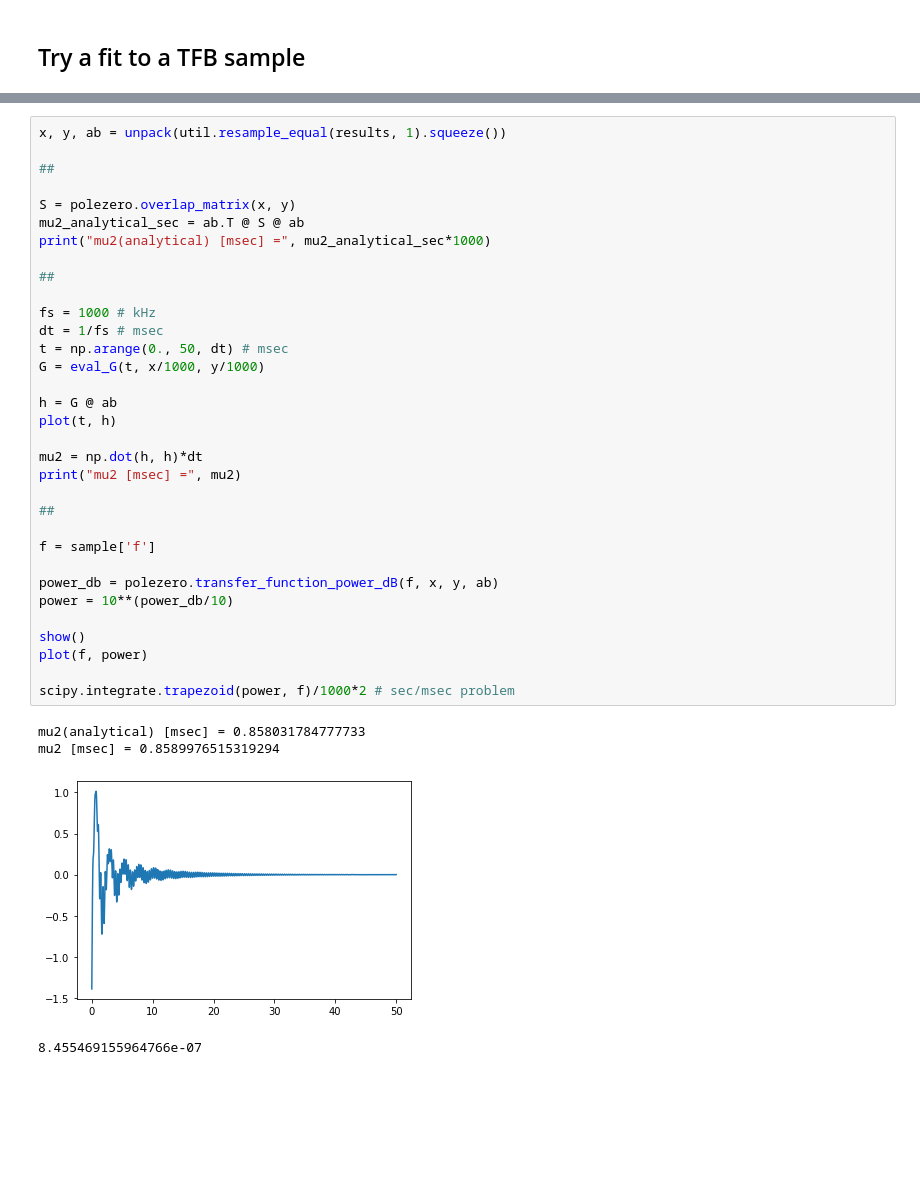
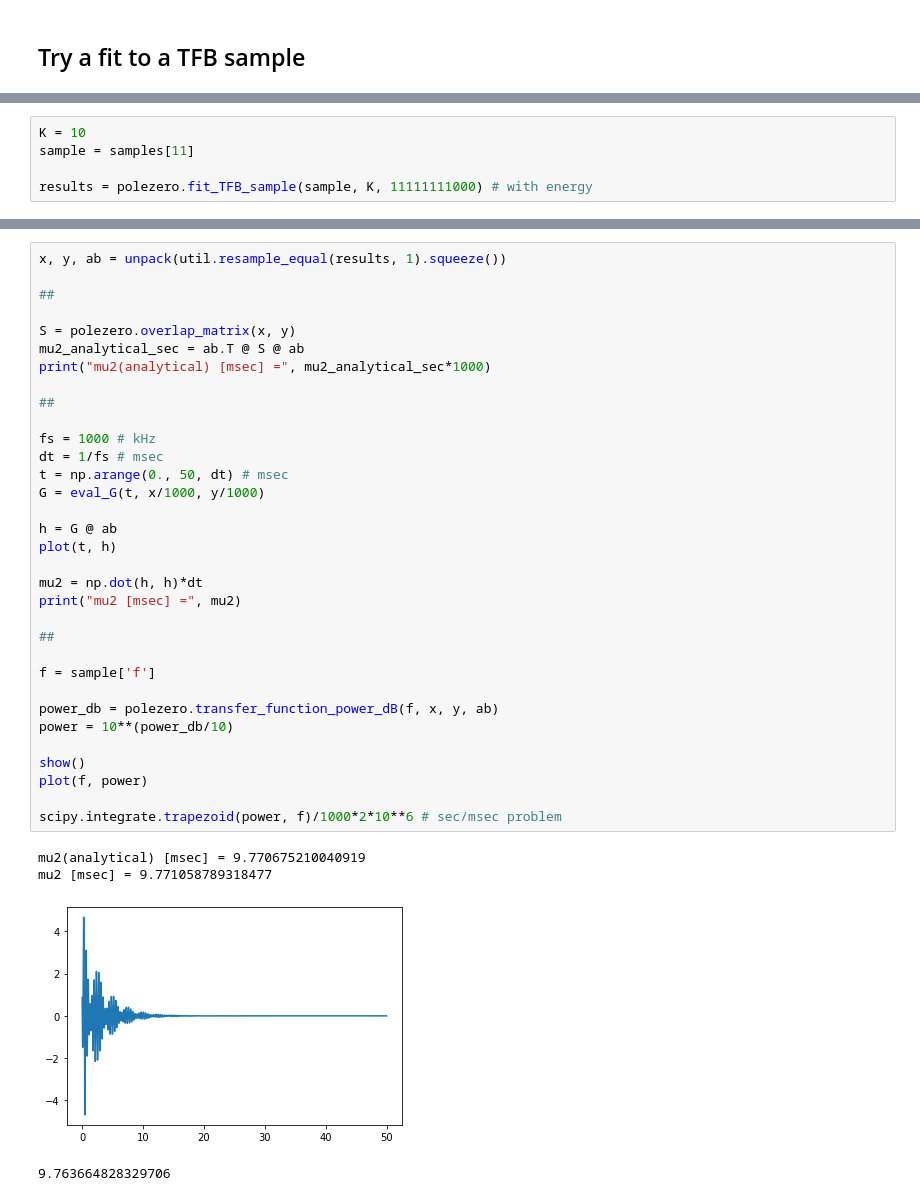
Before and after one commit to mvsoom/thesis-py, a Jupyter notebook: vtr/prior/polezero.ipynb, the cells around one changed output, grey strips where cells are left out. Cells and saved outputs as stored; diff of their text form; blank space fills up the shorter version.

```diff
--- a/vtr/prior/polezero.ipynb
+++ b/vtr/prior/polezero.ipynb
@@ -286,3 +298,8 @@ fit = getfit(K, sample_index)
 
 sample = fit['sample']
 results = fit['results']
+# %%
+K = 10
+sample = samples[11]
+
+results = polezero.fit_TFB_sample(sample, K, 11111111000) # with energy
@@ -431,35 +488,35 @@ x, y, ab = unpack(util.resample_equal(results, 1).squeeze())
 ##
 
 S = polezero.overlap_matrix(x, y)
 mu2_analytical_sec = ab.T @ S @ ab
 print("mu2(analytical) [msec] =", mu2_analytical_sec*1000)
 
 ##
 
 fs = 1000 # kHz
 dt = 1/fs # msec
 t = np.arange(0., 50, dt) # msec
 G = eval_G(t, x/1000, y/1000)
 
 h = G @ ab
 plot(t, h)
 
 mu2 = np.dot(h, h)*dt
 print("mu2 [msec] =", mu2)
 
 ##
 
 f = sample['f']
 
 power_db = polezero.transfer_function_power_dB(f, x, y, ab)
 power = 10**(power_db/10)
 
 show()
 plot(f, power)
 
-scipy.integrate.trapezoid(power, f)/1000*2 # sec/msec problem
+scipy.integrate.trapezoid(power, f)/1000*2*10**6 # sec/msec problem
 # %% [output]
-mu2(analytical) [msec] = 0.858031784777733
-mu2 [msec] = 0.8589976515319294
+mu2(analytical) [msec] = 9.770675210040919
+mu2 [msec] = 9.771058789318477
-[figure, old version]
+[figure, new version]
-8.455469155964766e-07
+9.763664828329706
```
Also changed, not shown: parts of 21 cells of this notebook, 7 other files.
